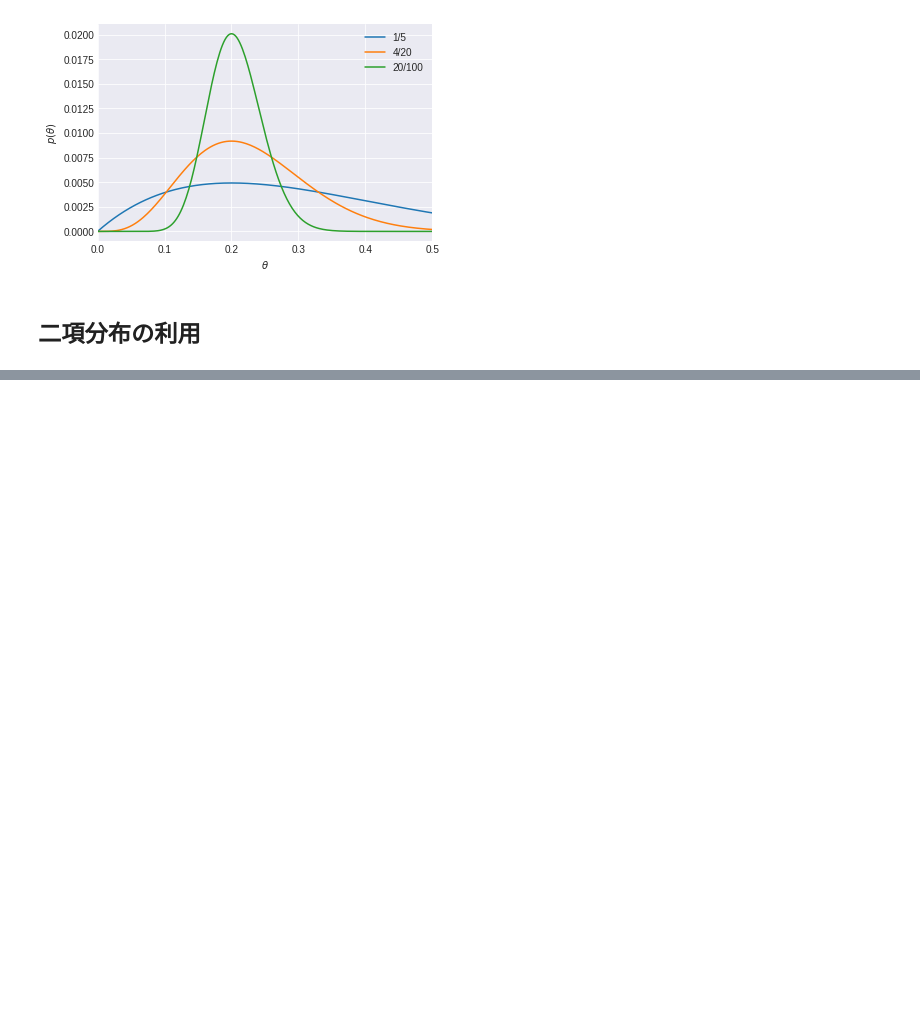
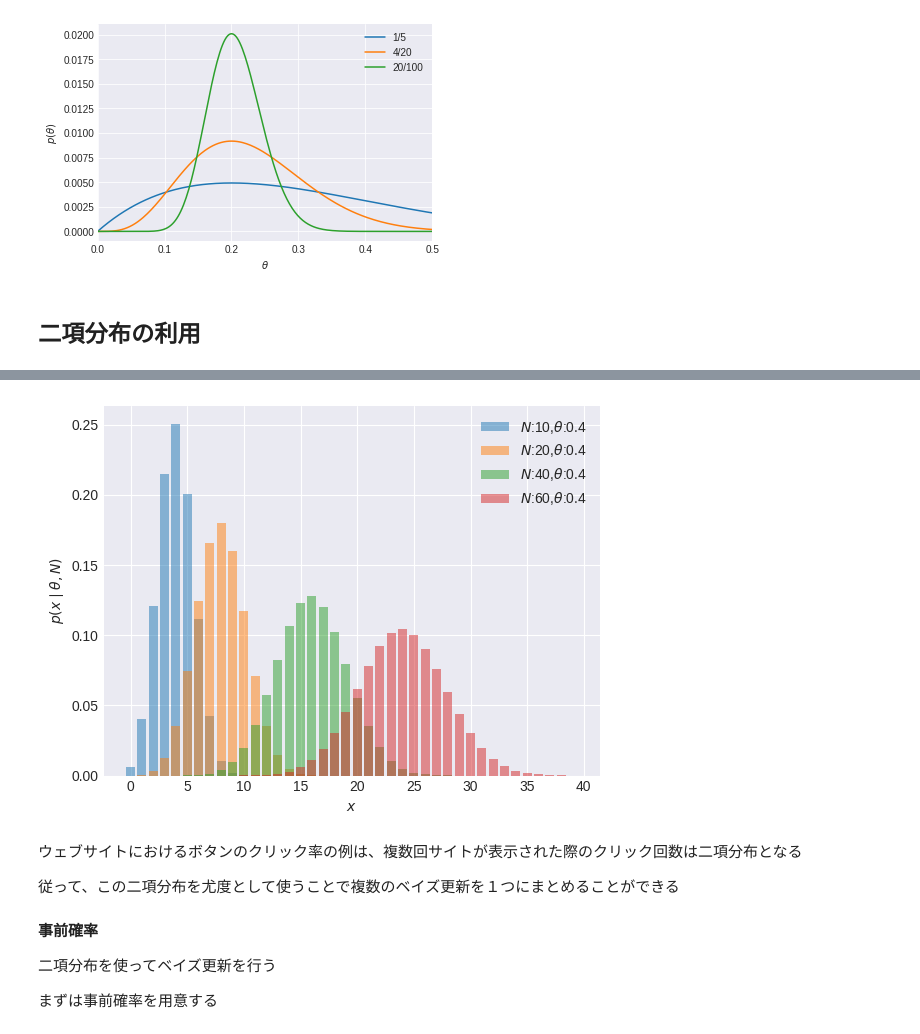
Before and after one commit to sakamototaisei/python_colab, a Jupyter notebook: はじめてのベイズ統計学PyMC3.ipynb, the cells around one changed output, grey strips where cells are left out. Drawn from its saved outputs; the diff is of its cells as text; code cells hidden in the pictures; blank space fills up the shorter version.

```diff
--- a/はじめてのベイズ統計学PyMC3.ipynb
+++ b/はじめてのベイズ統計学PyMC3.ipynb
@@ -902,0 +915,35 @@ plt.show()
+# %%
+plt.style.use('seaborn-darkgrid')
+
+def show_binom(x, n, theta):
+    plt.bar(
+        x,
+        stats.binom.pmf(x, n, theta),
+        alpha=0.5,
+        label=r'$N$:'+str(n)+','+r'$\theta$:'+str(theta)
+    )
+
+# xの範囲は0から39まで
+x = range(40)
+
+show_binom(x, 10, 0.4)
+show_binom(x, 20, 0.4)
+show_binom(x, 40, 0.4)
+show_binom(x, 60, 0.4)
+
+plt.xlabel(r'$x$')
+plt.ylabel(r'$p(x\mid\theta, N)$')
+plt.legend()
+plt.show()
+# %% [output]
+[figure, added]
+# %% [markdown]
+ウェブサイトにおけるボタンのクリック率の例は、複数回サイトが表示された際のクリック回数は二項分布となる
+
+従って、この二項分布を尤度として使うことで複数のベイズ更新を１つにまとめることができる
+# %% [markdown]
+**事前確率**
+
+二項分布を使ってベイズ更新を行う
+
+まずは事前確率を用意する
```
Also changed, not shown: parts of 9 cells of this notebook.
